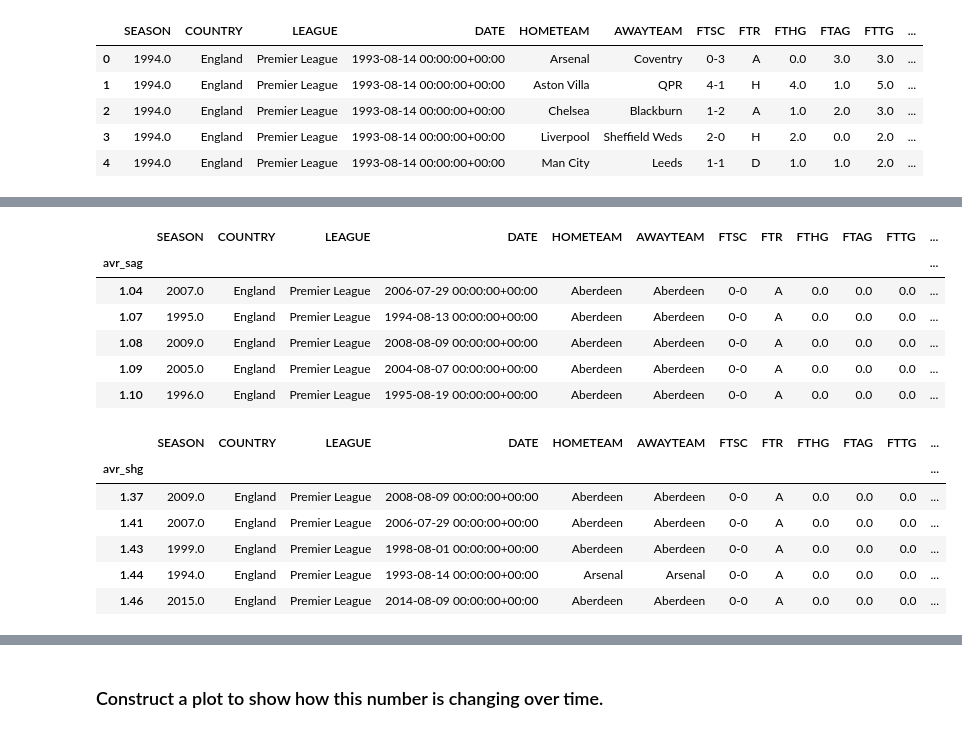
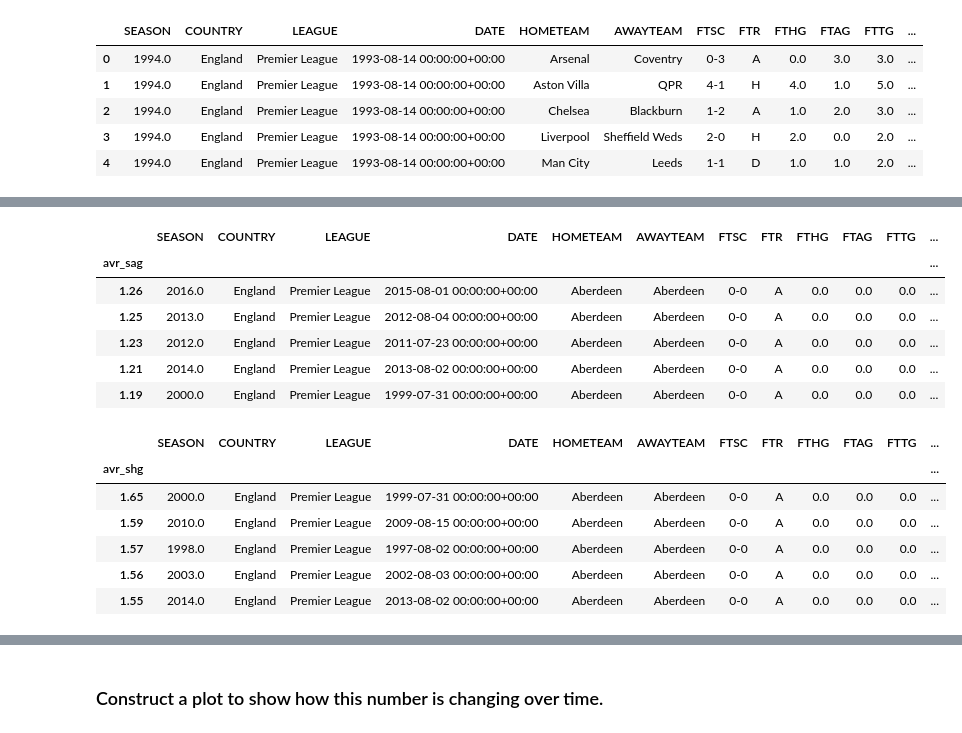
Before and after one commit to n0rso/intern_task, a Jupyter notebook: data_task_2/Task 2.ipynb, the cells around one changed output, grey strips where cells are left out. Drawn from its saved outputs; the diff is of its cells as text; code cells hidden in the pictures.

```diff
--- a/data_task_2/Task 2.ipynb
+++ b/data_task_2/Task 2.ipynb
@@ -143,20 +152,20 @@ my_league.head()
 # %%
-my_league.groupby(["avr_sag"]).min().head()
+my_league.groupby(["avr_sag"]).min()[::-1].head() #sort by average away goals
 # %% [output]
 |  | SEASON | COUNTRY | LEAGUE | DATE | HOMETEAM | AWAYTEAM | FTSC | FTR | FTHG | FTAG | FTTG | ... |
 | avr_sag |  |  |  |  |  |  |  |  |  |  |  | ... |
-| 1.04 | 2007.0 | England | Premier League | 2006-07-29 00:00:00+00:00 | Aberdeen | Aberdeen | 0-0 | A | 0.0 | 0.0 | 0.0 | ... |
-| 1.07 | 1995.0 | England | Premier League | 1994-08-13 00:00:00+00:00 | Aberdeen | Aberdeen | 0-0 | A | 0.0 | 0.0 | 0.0 | ... |
-| 1.08 | 2009.0 | England | Premier League | 2008-08-09 00:00:00+00:00 | Aberdeen | Aberdeen | 0-0 | A | 0.0 | 0.0 | 0.0 | ... |
-| 1.09 | 2005.0 | England | Premier League | 2004-08-07 00:00:00+00:00 | Aberdeen | Aberdeen | 0-0 | A | 0.0 | 0.0 | 0.0 | ... |
-| 1.10 | 1996.0 | England | Premier League | 1995-08-19 00:00:00+00:00 | Aberdeen | Aberdeen | 0-0 | A | 0.0 | 0.0 | 0.0 | ... |
+| 1.26 | 2016.0 | England | Premier League | 2015-08-01 00:00:00+00:00 | Aberdeen | Aberdeen | 0-0 | A | 0.0 | 0.0 | 0.0 | ... |
+| 1.25 | 2013.0 | England | Premier League | 2012-08-04 00:00:00+00:00 | Aberdeen | Aberdeen | 0-0 | A | 0.0 | 0.0 | 0.0 | ... |
+| 1.23 | 2012.0 | England | Premier League | 2011-07-23 00:00:00+00:00 | Aberdeen | Aberdeen | 0-0 | A | 0.0 | 0.0 | 0.0 | ... |
+| 1.21 | 2014.0 | England | Premier League | 2013-08-02 00:00:00+00:00 | Aberdeen | Aberdeen | 0-0 | A | 0.0 | 0.0 | 0.0 | ... |
+| 1.19 | 2000.0 | England | Premier League | 1999-07-31 00:00:00+00:00 | Aberdeen | Aberdeen | 0-0 | A | 0.0 | 0.0 | 0.0 | ... |
 # %%
-my_league.groupby(["avr_shg"]).min().head()
+my_league.groupby(["avr_shg"]).min()[::-1].head() #sort by average home goals
 # %% [output]
 |  | SEASON | COUNTRY | LEAGUE | DATE | HOMETEAM | AWAYTEAM | FTSC | FTR | FTHG | FTAG | FTTG | ... |
 | avr_shg |  |  |  |  |  |  |  |  |  |  |  | ... |
-| 1.37 | 2009.0 | England | Premier League | 2008-08-09 00:00:00+00:00 | Aberdeen | Aberdeen | 0-0 | A | 0.0 | 0.0 | 0.0 | ... |
-| 1.41 | 2007.0 | England | Premier League | 2006-07-29 00:00:00+00:00 | Aberdeen | Aberdeen | 0-0 | A | 0.0 | 0.0 | 0.0 | ... |
-| 1.43 | 1999.0 | England | Premier League | 1998-08-01 00:00:00+00:00 | Aberdeen | Aberdeen | 0-0 | A | 0.0 | 0.0 | 0.0 | ... |
-| 1.44 | 1994.0 | England | Premier League | 1993-08-14 00:00:00+00:00 | Arsenal | Arsenal | 0-0 | A | 0.0 | 0.0 | 0.0 | ... |
-| 1.46 | 2015.0 | England | Premier League | 2014-08-09 00:00:00+00:00 | Aberdeen | Aberdeen | 0-0 | A | 0.0 | 0.0 | 0.0 | ... |
+| 1.65 | 2000.0 | England | Premier League | 1999-07-31 00:00:00+00:00 | Aberdeen | Aberdeen | 0-0 | A | 0.0 | 0.0 | 0.0 | ... |
+| 1.59 | 2010.0 | England | Premier League | 2009-08-15 00:00:00+00:00 | Aberdeen | Aberdeen | 0-0 | A | 0.0 | 0.0 | 0.0 | ... |
+| 1.57 | 1998.0 | England | Premier League | 1997-08-02 00:00:00+00:00 | Aberdeen | Aberdeen | 0-0 | A | 0.0 | 0.0 | 0.0 | ... |
+| 1.56 | 2003.0 | England | Premier League | 2002-08-03 00:00:00+00:00 | Aberdeen | Aberdeen | 0-0 | A | 0.0 | 0.0 | 0.0 | ... |
+| 1.55 | 2014.0 | England | Premier League | 2013-08-02 00:00:00+00:00 | Aberdeen | Aberdeen | 0-0 | A | 0.0 | 0.0 | 0.0 | ... |
```
Also changed, not shown: parts of 19 cells of this notebook.
